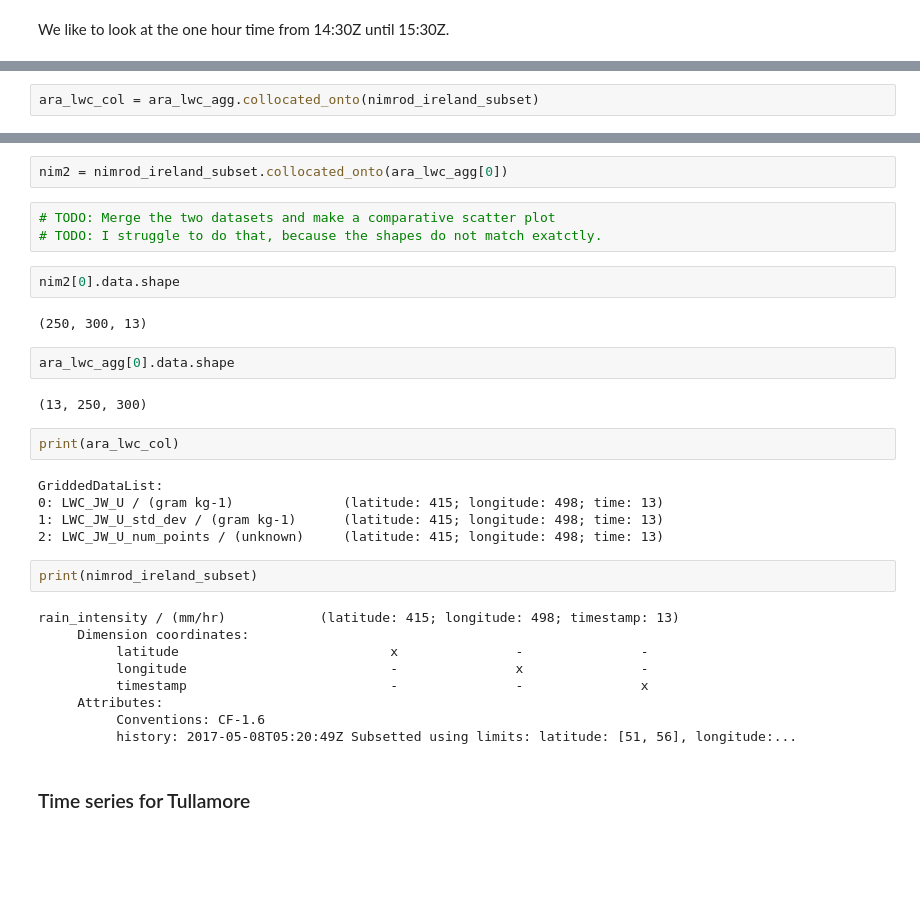
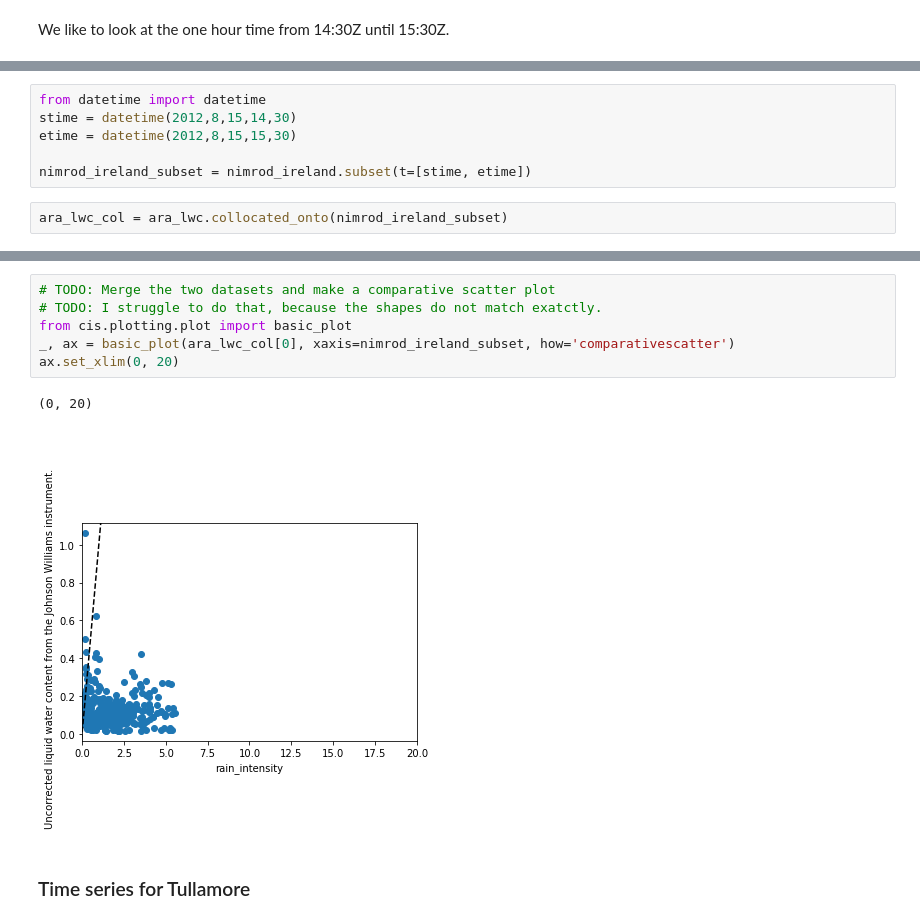
Before and after one commit to duncanwp/cis_workshops, a Jupyter notebook: MetOffice/FAAM_case_studies/cis_example_b728.ipynb, the cells around one changed output, grey strips where cells are left out. Cells and saved outputs as stored; diff of their text form; blank space fills up the shorter version.

```diff
--- a/MetOffice/FAAM_case_studies/cis_example_b728.ipynb
+++ b/MetOffice/FAAM_case_studies/cis_example_b728.ipynb
@@ -106,2 +95,8 @@ nimrod_ireland_subset = nimrod_ireland.subset(t=[stime, etime])
+# %%
+from datetime import datetime
+stime = datetime(2012,8,15,14,30)
+etime = datetime(2012,8,15,15,30)
+
+nimrod_ireland_subset = nimrod_ireland.subset(t=[stime, etime])
 # %%
-ara_lwc_col = ara_lwc_agg.collocated_onto(nimrod_ireland_subset)
+ara_lwc_col = ara_lwc.collocated_onto(nimrod_ireland_subset)
@@ -108,34 +107,12 @@ ara_lwc_col = ara_lwc_agg.collocated_onto(nimrod_ireland_subset)
-# %%
-nim2 = nimrod_ireland_subset.collocated_onto(ara_lwc_agg[0])
 # %%
 # TODO: Merge the two datasets and make a comparative scatter plot
 # TODO: I struggle to do that, because the shapes do not match exatctly.
+from cis.plotting.plot import basic_plot
+_, ax = basic_plot(ara_lwc_col[0], xaxis=nimrod_ireland_subset, how='comparativescatter')
+ax.set_xlim(0, 20)
+# %% [output]
+(0, 20)
+[figure, added]
-# %%
-nim2[0].data.shape
-# %% [output]
-(250, 300, 13)
-# %%
-ara_lwc_agg[0].data.shape
-# %% [output]
-(13, 250, 300)
-# %%
-print(ara_lwc_col)
-# %% [output]
-GriddedDataList:
-0: LWC_JW_U / (gram kg-1)              (latitude: 415; longitude: 498; time: 13)
-1: LWC_JW_U_std_dev / (gram kg-1)      (latitude: 415; longitude: 498; time: 13)
-2: LWC_JW_U_num_points / (unknown)     (latitude: 415; longitude: 498; time: 13)
-# %%
-print(nimrod_ireland_subset)
-# %% [output]
-rain_intensity / (mm/hr)            (latitude: 415; longitude: 498; timestamp: 13)
-     Dimension coordinates:
-          latitude                           x               -               -
-          longitude                          -               x               -
-          timestamp                          -               -               x
-     Attributes:
-          Conventions: CF-1.6
-          history: 2017-05-08T05:20:49Z Subsetted using limits: latitude: [51, 56], longitude:...
 # %% [markdown]
 ### Time series for Tullamore
 # %% [markdown]
```
Also changed, not shown: parts of 16 cells of this notebook, 1 other file.
